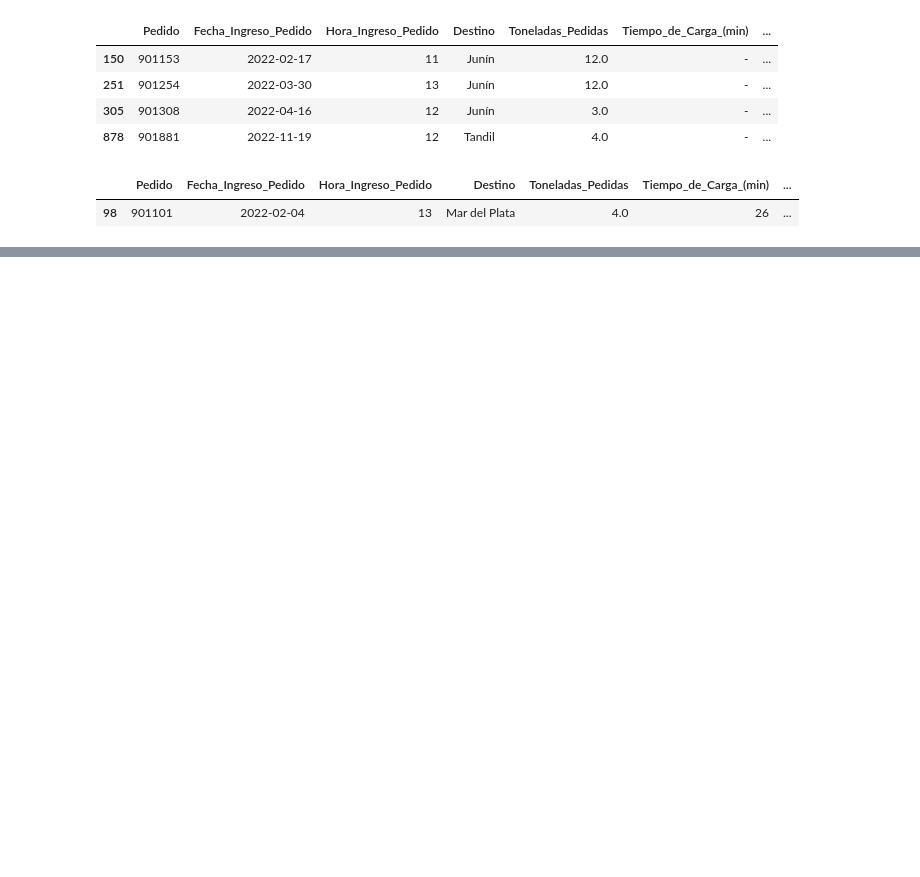
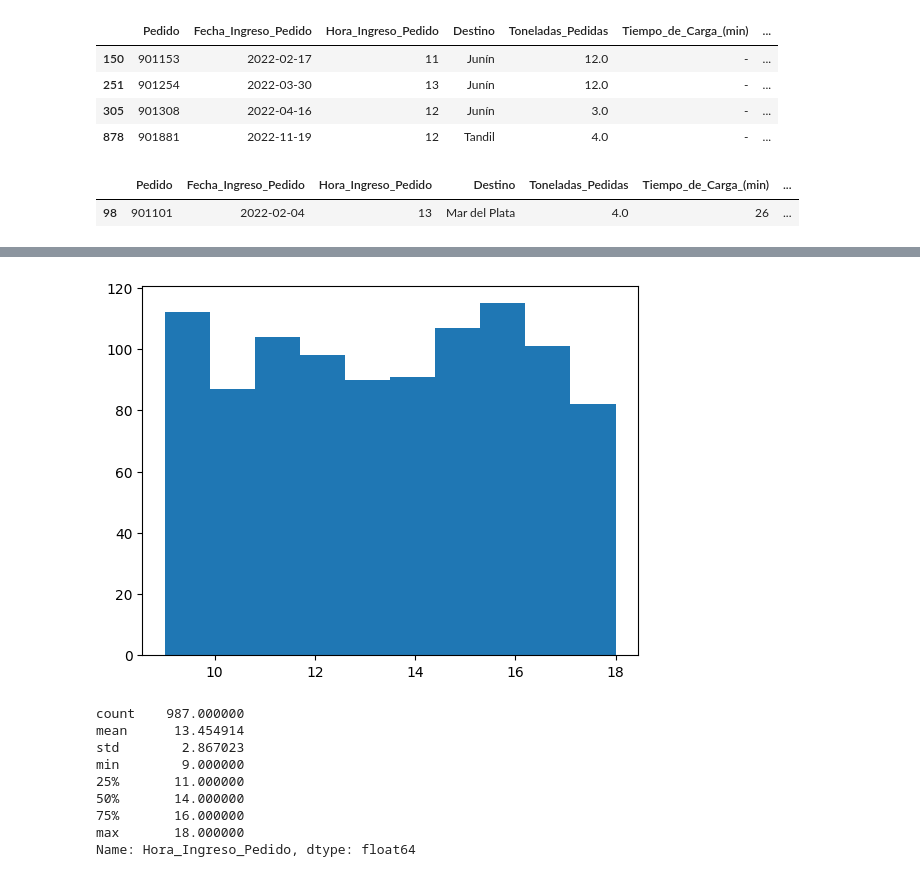
Before and after one commit to rodrigoamor5/TP1_Operativa_III, a Jupyter notebook: Analisis.ipynb, the cells around one changed output, grey strips where cells are left out. Saved outputs shown, nothing was run; the diff lists cells and outputs as text; code cells hidden in the pictures; blank space fills up the shorter version.

```diff
--- a/Analisis.ipynb
+++ b/Analisis.ipynb
@@ -272,0 +321,17 @@ df.to_csv('TP1_datalimpia.csv', sep = ';')
+# %%
+#Hago un grafico para ver las distribucion por hora
+
+plt.hist(df['Hora_Ingreso_Pedido'], bins = 10)
+plt.show()
+df['Hora_Ingreso_Pedido'].describe() #Rango de datos entre las 9-18hs ->POSIBLE HORARIO DE ATENCION
+# %% [output]
+[figure, added]
+count    987.000000
+mean      13.454914
+std        2.867023
+min        9.000000
+25%       11.000000
+50%       14.000000
+75%       16.000000
+max       18.000000
+Name: Hora_Ingreso_Pedido, dtype: float64
```
Also changed, not shown: parts of 10 cells of this notebook, 1 other file.
